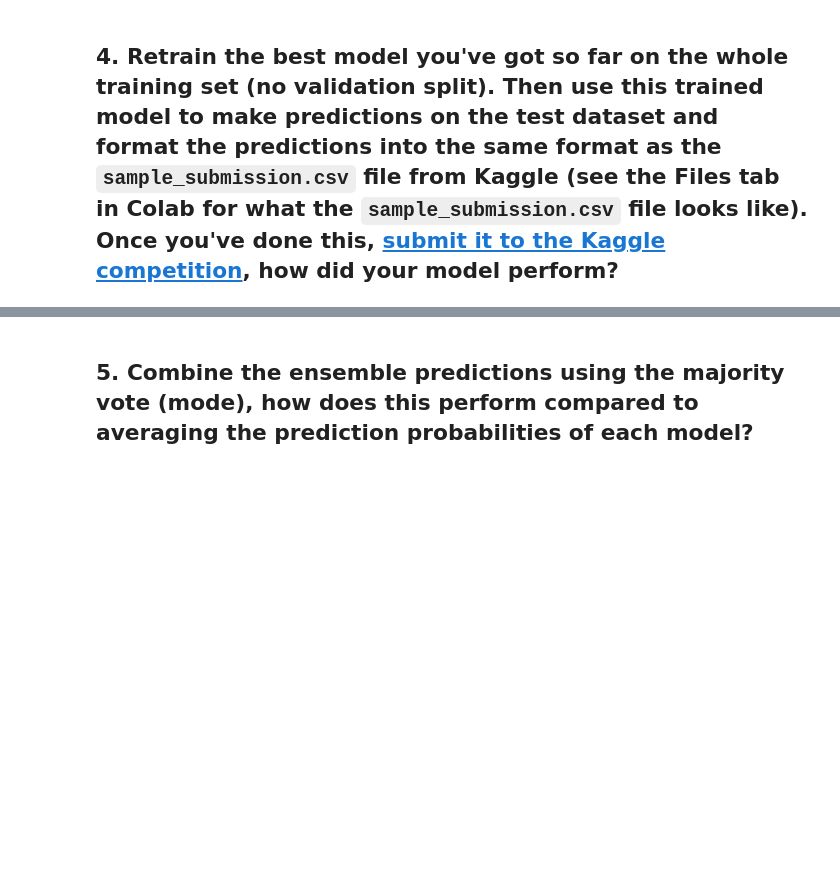
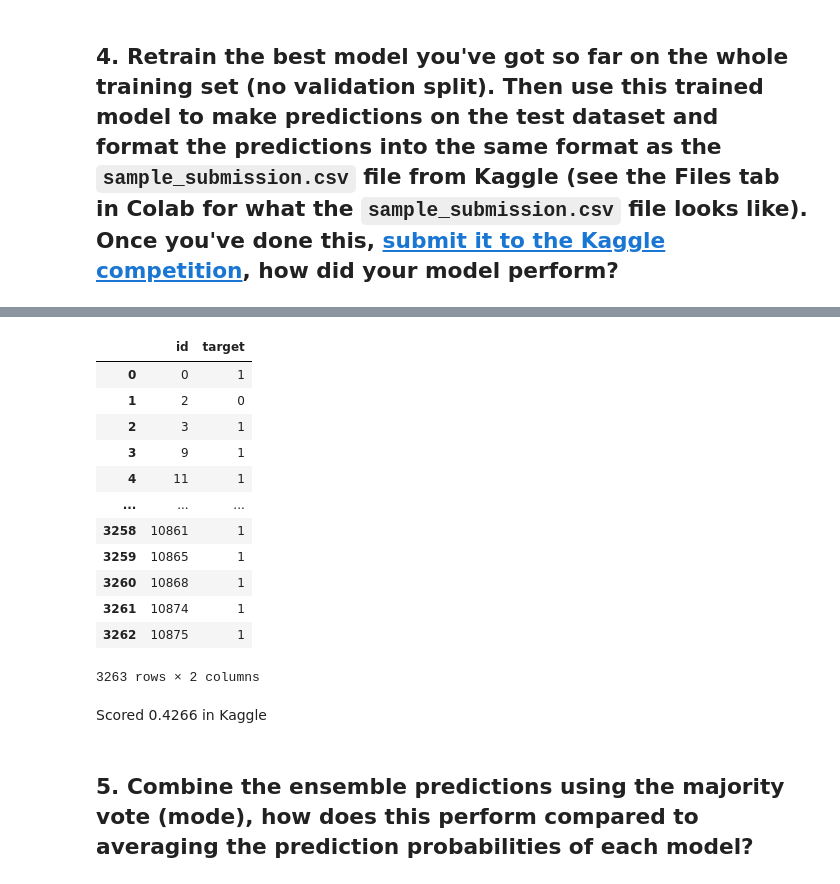
Before and after one commit to yhs2773/TensorFlow-for-Deep-Learning, a Jupyter notebook: Notebooks/08. Natural Language Processing with TensorFlow (Exercise).ipynb, the cells around one changed output, grey strips where cells are left out. Saved outputs shown, nothing was run; the diff lists cells and outputs as text; code cells hidden in the pictures; blank space fills up the shorter version.

```diff
--- a/Notebooks/08. Natural Language Processing with TensorFlow (Exercise).ipynb
+++ b/Notebooks/08. Natural Language Processing with TensorFlow (Exercise).ipynb
@@ -17,2 +307,18 @@ sentence_encoder_layer = hub.KerasLayer("https://tfhub.dev/google/universal-sent
 # %% [markdown]
 ## 4. Retrain the best model you've got so far on the whole training set (no validation split). Then use this trained model to make predictions on the test dataset and format the predictions into the same format as the `sample_submission.csv` file from Kaggle (see the Files tab in Colab for what the `sample_submission.csv` file looks like). Once you've done this, [submit it to the Kaggle competition](https://www.kaggle.com/c/nlp-getting-started/data), how did your model perform?
+# %%
+# pre-trained USE
+sentence_encoder_layer = hub.KerasLayer("https://tfhub.dev/google/universal-sentence-encoder/4",
+                                        input_shape=[],
+                                        dtype=tf.string,
+                                        trainable=False)
+
+# build
+final_model = tf.keras.Sequential([
+    sentence_encoder_layer,
+    tf.keras.layers.Dense(64, activation='relu'),
+    tf.keras.layers.Dense(1, activation='sigmoid')
+])
+# %%
+y_pred_prob = final_model.predict(test_df['text'])
+y_pred = tf.squeeze(tf.round(y_pred_prob))
@@ -18,0 +346,18 @@ sentence_encoder_layer = hub.KerasLayer("https://tfhub.dev/google/universal-sent
+# %%
+# need int type instead of float type for the target column
+submission['target'] = submission['target'].astype(int)
+submission
+# %% [output]
+|  | id | target |
+| 0 | 0 | 1 |
+| 1 | 2 | 0 |
+| 2 | 3 | 1 |
+| 3 | 9 | 1 |
+| 4 | 11 | 1 |
+| ... | ... | ... |
+| 3258 | 10861 | 1 |
+| 3259 | 10865 | 1 |
+| 3260 | 10868 | 1 |
+| 3261 | 10874 | 1 |
+| 3262 | 10875 | 1 |
+3263 rows × 2 columns
@@ -19,2 +366,4 @@ sentence_encoder_layer = hub.KerasLayer("https://tfhub.dev/google/universal-sent
+# %% [markdown]
+Scored 0.4266 in Kaggle
 # %% [markdown]
 ## 5. Combine the ensemble predictions using the majority vote (mode), how does this perform compared to averaging the prediction probabilities of each model?
```
Also changed, not shown: parts of 38 cells of this notebook.
